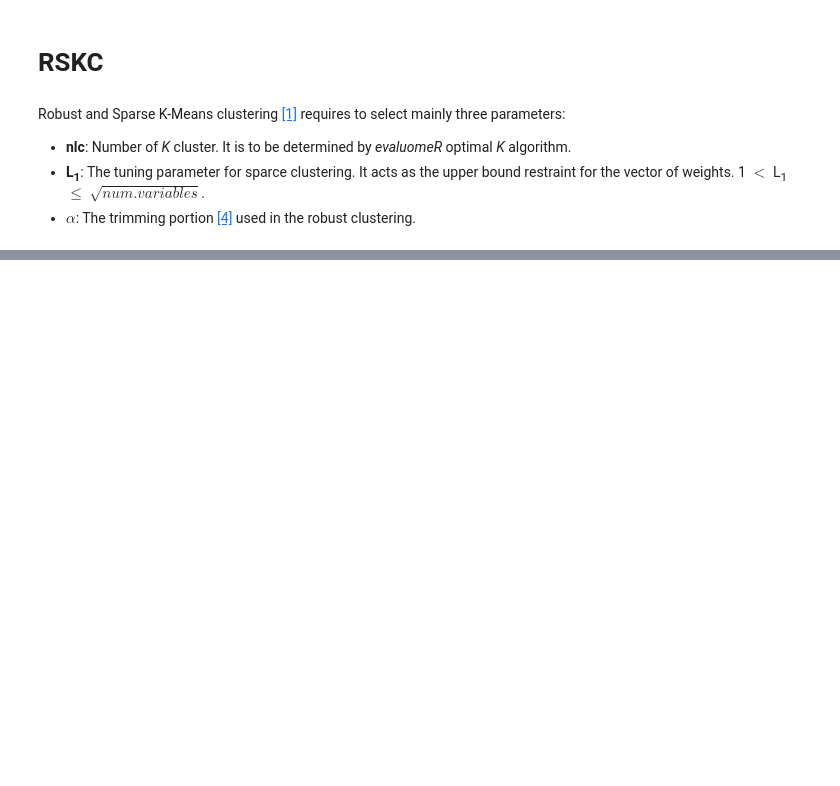
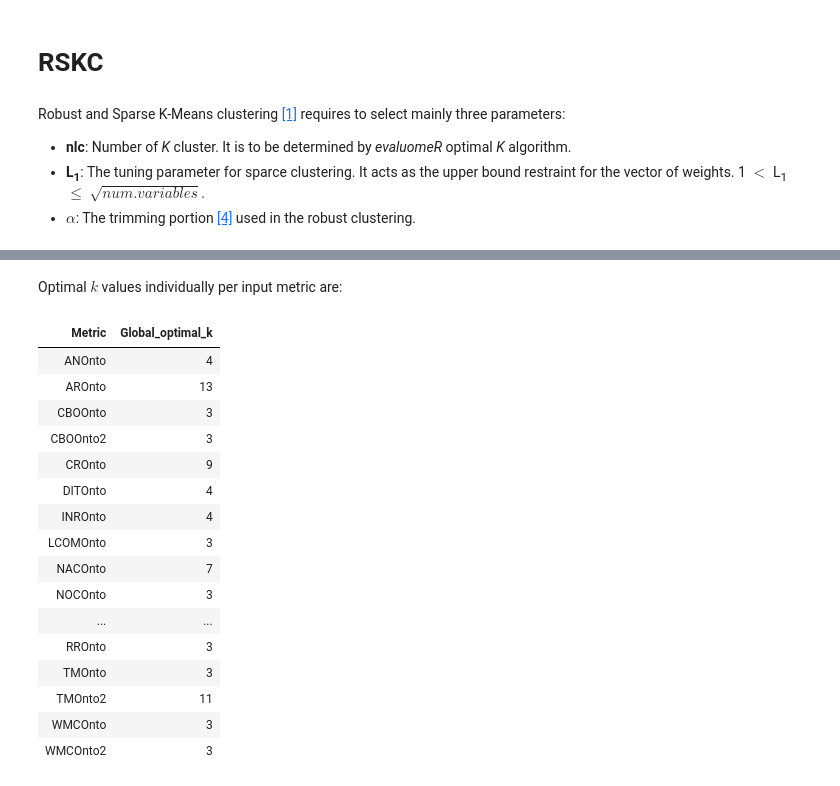
Before and after one commit to neobernad/evaluomeR, a Jupyter notebook: notebooks/local/evaluomeR-RSKC.ipynb, the cells around one changed output, grey strips where cells are left out. Saved outputs shown, nothing was run; the diff lists cells and outputs as text; code cells hidden in the pictures; blank space fills up the shorter version.

```diff
--- a/notebooks/local/evaluomeR-RSKC.ipynb
+++ b/notebooks/local/evaluomeR-RSKC.ipynb
@@ -35,0 +100,22 @@ Robust and Sparse K-Means clustering [[1]](#1) requires to select mainly three p
+# %% [markdown]
+Optimal $k$ values individually per input metric are:
+# %%
+optK[c('Metric','Global_optimal_k')]
+# %% [output]
+| Metric | Global_optimal_k |
+| ANOnto | 4 |
+| AROnto | 13 |
+| CBOOnto | 3 |
+| CBOOnto2 | 3 |
+| CROnto | 9 |
+| DITOnto | 4 |
+| INROnto | 4 |
+| LCOMOnto | 3 |
+| NACOnto | 7 |
+| NOCOnto | 3 |
+| ... | ... |
+| RROnto | 3 |
+| TMOnto | 3 |
+| TMOnto2 | 11 |
+| WMCOnto | 3 |
+| WMCOnto2 | 3 |
```
Also changed, not shown: parts of 15 cells of this notebook.
